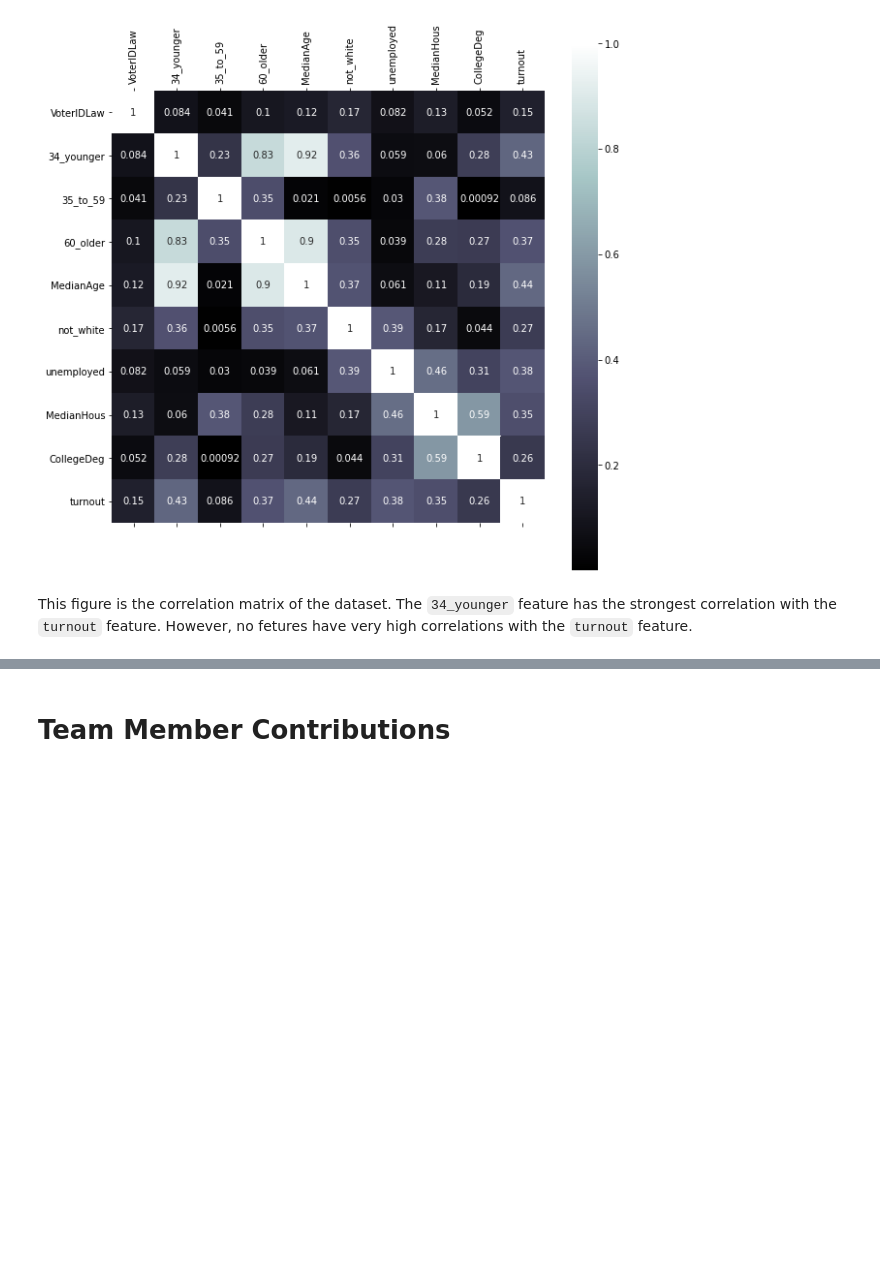
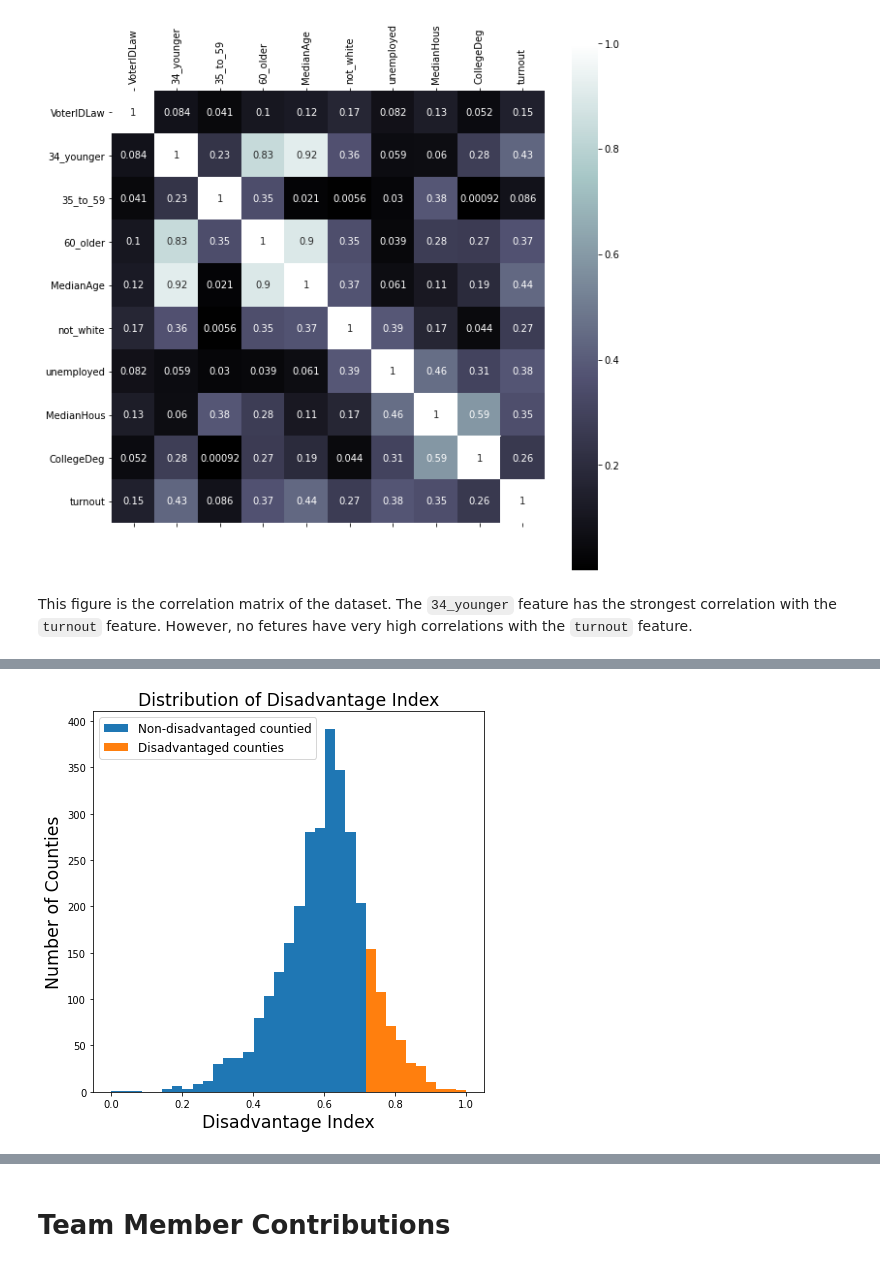
Before and after one commit to DesiPilla/demographics-voterid-turnout, a Jupyter notebook: Group_2_Final_Report.ipynb, the cells around one changed output, grey strips where cells are left out. Drawn from its saved outputs; the diff is of its cells as text; code cells hidden in the pictures; blank space fills up the shorter version.

```diff
--- a/Group_2_Final_Report.ipynb
+++ b/Group_2_Final_Report.ipynb
@@ -533,0 +721,26 @@ This figure is the correlation matrix of the dataset. The `34_younger` feature h
+# %%
+cols = ['MedianHous', 'CollegeDeg', 'MedianAge', 'not_white']
+
+# Get county fips and geometry for future use
+county_fip = data_no_ak.county_fip
+geometry = data_no_ak.geometry
+
+# Get features and standardize them
+feat = data_no_ak[cols]
+feat_st = (feat - feat.mean()) / feat.std()
+
+# Orient the features so lower values correspond to more disadvantage
+feat_st['MedianHous'] = 1 - feat_st['MedianHous']
+feat_st['CollegeDeg'] = 1 - feat_st['CollegeDeg']
+
+# sum across the features and weight equally
+data_no_ak['disadvantage_index'] = feat_st.sum(axis=1) / 4
+data_no_ak['disadvantage_index'] -= data_no_ak.disadvantage_index.min()
+data_no_ak['disadvantage_index'] /= data_no_ak.disadvantage_index.max()
+data_no_ak['disadvantaged'] = data_no_ak['disadvantage_index'] > data_no_ak['disadvantage_index'].quantile(0.85)
+
+# Re-directionalize the Median Household Income and Median Age columns
+feat_st['MedianHous'] = 1 - feat_st['MedianHous']
+feat_st['CollegeDeg'] = 1 - feat_st['CollegeDeg']
+
+data_no_ak[['county_fip'] + cols + ['disadvantage_index', 'disadvantaged']].head()
@@ -533,0 +754,13 @@ This figure is the correlation matrix of the dataset. The `34_younger` feature h
+# %%
+fig, ax = plt.subplots(figsize=(7, 7));
+ax.hist(data_no_ak[~data_no_ak.disadvantaged].disadvantage_index, bins=25, label='Non-disadvantaged countied')
+ax.hist(data_no_ak[data_no_ak.disadvantaged].disadvantage_index, bins=10, label='Disadvantaged counties')
+ax.set_title('Distribution of Disadvantage Index', fontsize='xx-large')
+ax.set_ylabel('Number of Counties', fontsize='xx-large')
+ax.set_xlabel('Disadvantage Index', fontsize='xx-large')
+ax.legend(fontsize='large')
+
+fig.savefig('/content/drive/My Drive/MLPP Project/Pictures/disadvantage_index_hist.png', clobber=True)
+fig.show();
+# %% [output]
+[figure, added]
```
Also changed, not shown: parts of 16 cells of this notebook.
